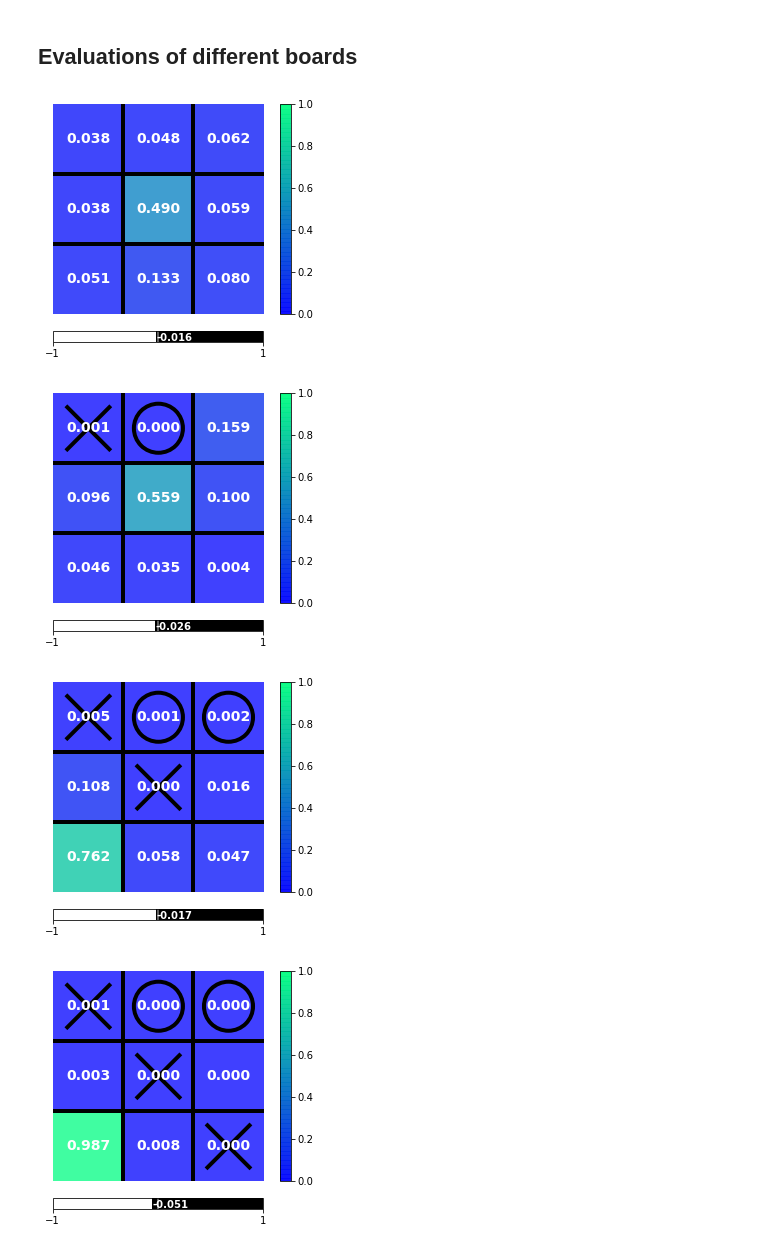
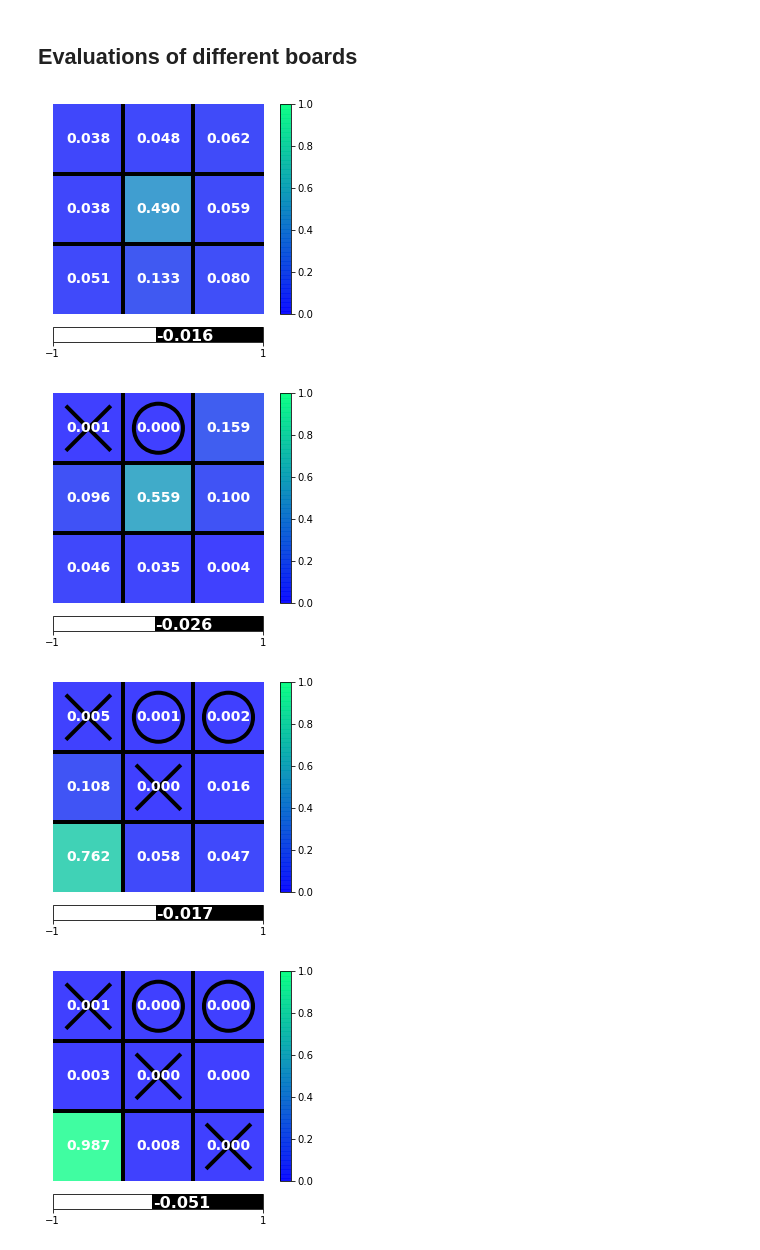
Before and after one commit to TFG-AlphaZero/Implementacion-TFG, a Jupyter notebook: experiments/Tic-Tac-Toe neural network.ipynb, the cells around one changed output. Cells and saved outputs as stored; diff of their text form; code cells hidden in the pictures.

Commit message:
Improved Tic-Tac-Toe boards plot

```diff
--- a/experiments/Tic-Tac-Toe neural network.ipynb
+++ b/experiments/Tic-Tac-Toe neural network.ipynb
@@ -22,6 +22,9 @@ az = AlphaZero(game, adapter)
 az.load('models/TicTacToe.h5')
 model = az.neural_network.model
 # %%
+from game.tictactoe import plot_board
+
+
 def plot_token(i, j, token, color=None, linewidth=4):
     if color is None:
         color = 'k'
@@ -37,7 +40,7 @@ def plot_token(i, j, token, color=None, linewidth=4):
         circle = plt.Circle((j + .5, 2 - i + .5), .35, color=color, linewidth=linewidth, fill=False)
         plt.gca().add_patch(circle)
 
-def plot_board(board, value=None, probabilities=None, alpha=1, cmap='winter', color=None, linewidth=None):
+def plot_info(board, value=None, probabilities=None, alpha=1, cmap='winter', color=None, linewidth=None):
     fig = plt.gcf()
 
     if probabilities is not None:
@@ -46,15 +49,10 @@ def plot_board(board, value=None, probabilities=None, alpha=1, cmap='winter', co
         plt.clim(0, 1)
         plt.colorbar()
 
-    plt.gca().set_axis_off()
-
-    for i in (1, 2):
-        plt.plot([i, i], [0, 3], 'k', linewidth=4)
-        plt.plot([0, 3], [i, i], 'k', linewidth=4)
+    plot_board(board, color, linewidth)
 
     for i in range(3):
         for j in range(3):
-            plot_token(i, j, board[i, j], color, linewidth)
             if probabilities is not None:
                 plt.text(j + .5, 2 - i + .5, f'{probs[i, j]:.3f}', fontsize=14,
                          color='w', weight='bold', ha='center', va='center')
@@ -63,7 +61,8 @@ def plot_board(board, value=None, probabilities=None, alpha=1, cmap='winter', co
         ax = fig.axes[0]
         pos = ax.get_position()
         ax.set_position([pos.x0, pos.y0, pos.width, pos.height + .043])
-        ax = fig.add_axes([pos.x0 + .015, pos.y0 - .07, .488, .036])
+        #ax = fig.add_axes([pos.x0 + .015, pos.y0 - .07, .488, .036])
+        ax = fig.add_axes([pos.x0 + .015, pos.y0 - .07, .488, .05])
         cmap = mpl.colors.ListedColormap(['w', 'k'])
         bounds = [-1, value, 1]
         ticks = [-1, 1]
@@ -76,9 +75,9 @@ def plot_board(board, value=None, probabilities=None, alpha=1, cmap='winter', co
             spacing='proportional',
             orientation='horizontal'
         )
-        ax.plot([0, 0], [-1, 1], 'gray')
+        #ax.plot([0, 0], [-1, 1], 'gray')
         ha, c = ('left', 'w') if value < 0 else ('right', 'k')
-        ax.text(value, -.22, f'{value:.3f}', ha=ha, va='center', c=c, fontsize=10, weight='bold')
+        ax.text(value, -.23, f'{value:.3f}', ha=ha, va='center', c=c, fontsize=16, weight='bold')
 
     return fig
 # %% [markdown]
@@ -139,12 +138,12 @@ values = values.numpy().reshape(-1) * np.array(turns)
 probabilities = probabilities.numpy()
 # %%
 for i, (board, value, probs) in enumerate(zip(boards, values, probabilities)):
-    fig = plot_board(board, value, probs, alpha=.75)
+    fig = plot_info(board, value, probs, alpha=.75)
     plt.gcf().subplots_adjust(bottom=.15)
     plt.savefig(f'images/tictactoe_boards/board{i}.png')
     plt.show()
 # %% [output]
-[figure, old version]
+[figure, new version]
-[figure, old version]
+[figure, new version]
-[figure, old version]
+[figure, new version]
-[figure, old version]
+[figure, new version]
```
Also changed, not shown: parts of 3 cells of this notebook, 2 other files.
